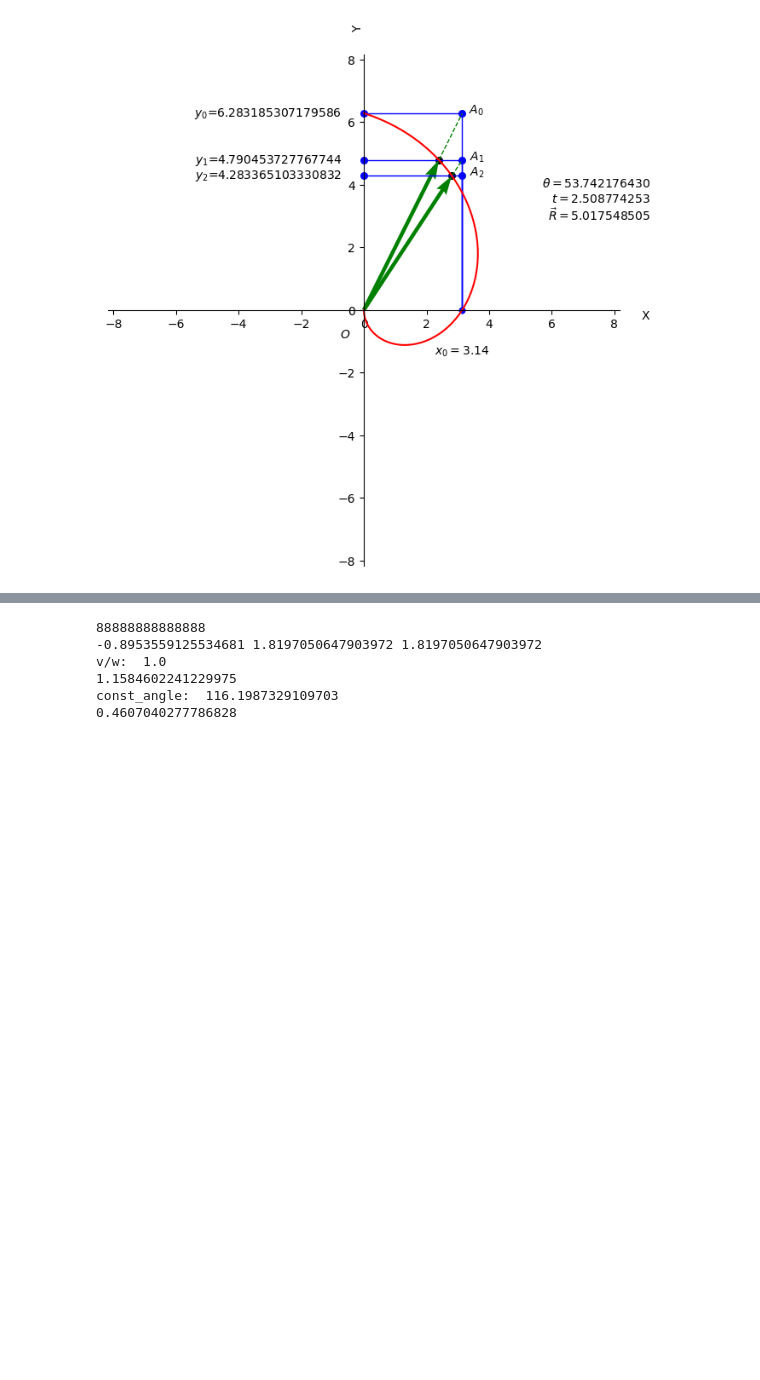
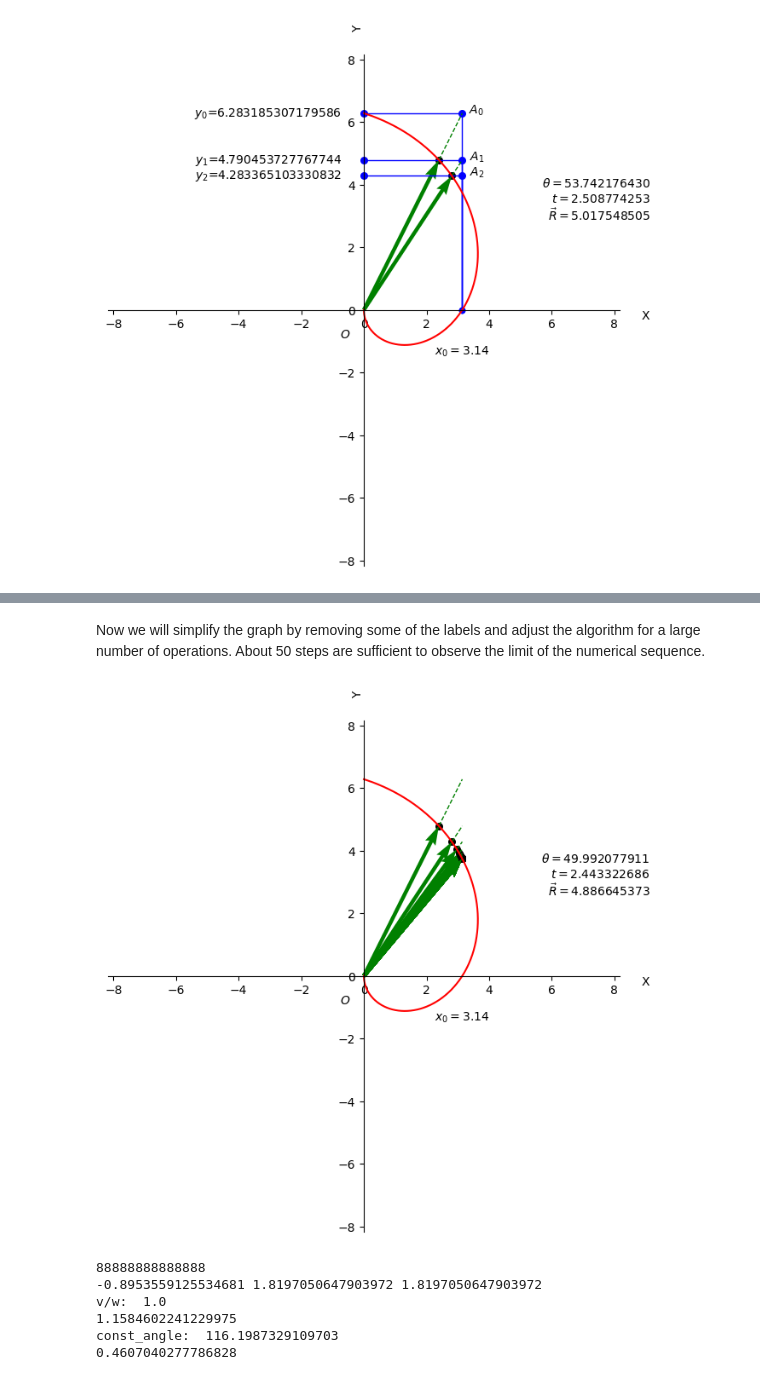
Before and after one commit to Kiril-Lazarov/Intersection-points-between-a-line-and-a-spiral, a Jupyter notebook: Intersection between a line and a spiral.ipynb, the cells around one changed output, grey strips where cells are left out. Drawn from its saved outputs; the diff is of its cells as text; code cells hidden in the pictures; blank space fills up the shorter version.

```diff
--- a/Intersection between a line and a spiral.ipynb
+++ b/Intersection between a line and a spiral.ipynb
@@ -235,3 +255,16 @@ The above graph shows the new position of the radius vector as a function of the
+# %% [markdown]
+Now we will simplify the graph by removing some of the labels and adjust the algorithm for a large number of operations. About 50 steps are sufficient to observe the limit of the numerical sequence.
+# %%
+ax = create_field(figsize=(f, f), x_lim=(-y_axis_limit, y_axis_limit), y_lim=(-y_axis_limit, y_axis_limit))
+
+draw_algorithm(x_0, y_max, v, w, theta_0,ax,
+               steps_count=50, include_axis_lines=False,
+               include_intersects=False)
+plt.plot(x, y,color='red')
+
+plt.show()
+# %% [output]
+[figure, added]
 # %%
 # def plot_objects(a, b, spiral_radius_velocity,
 #                  spiral_angle_velocity, init_spiral_angle,
```
Also changed, not shown: parts of 3 cells of this notebook.
